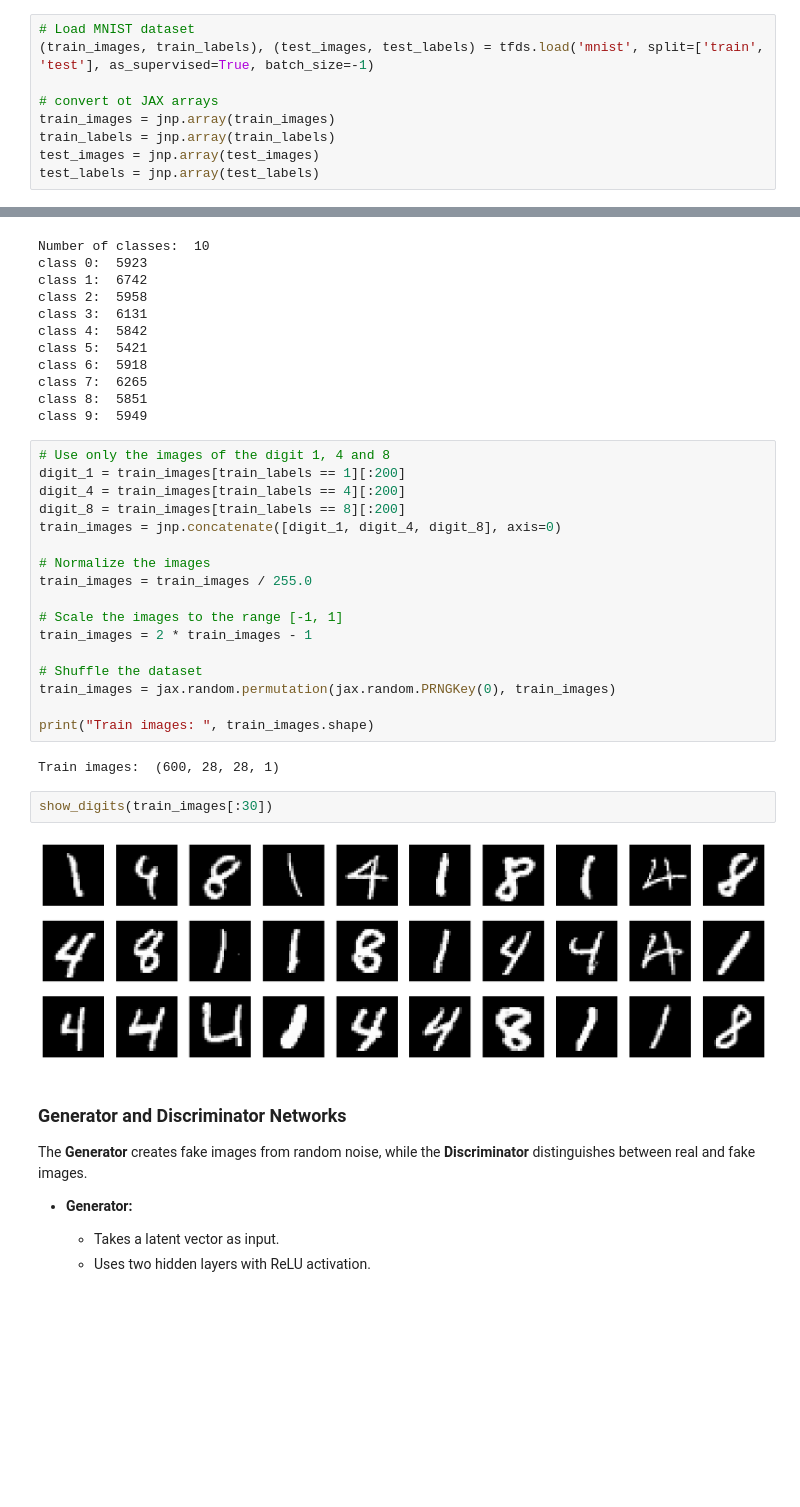
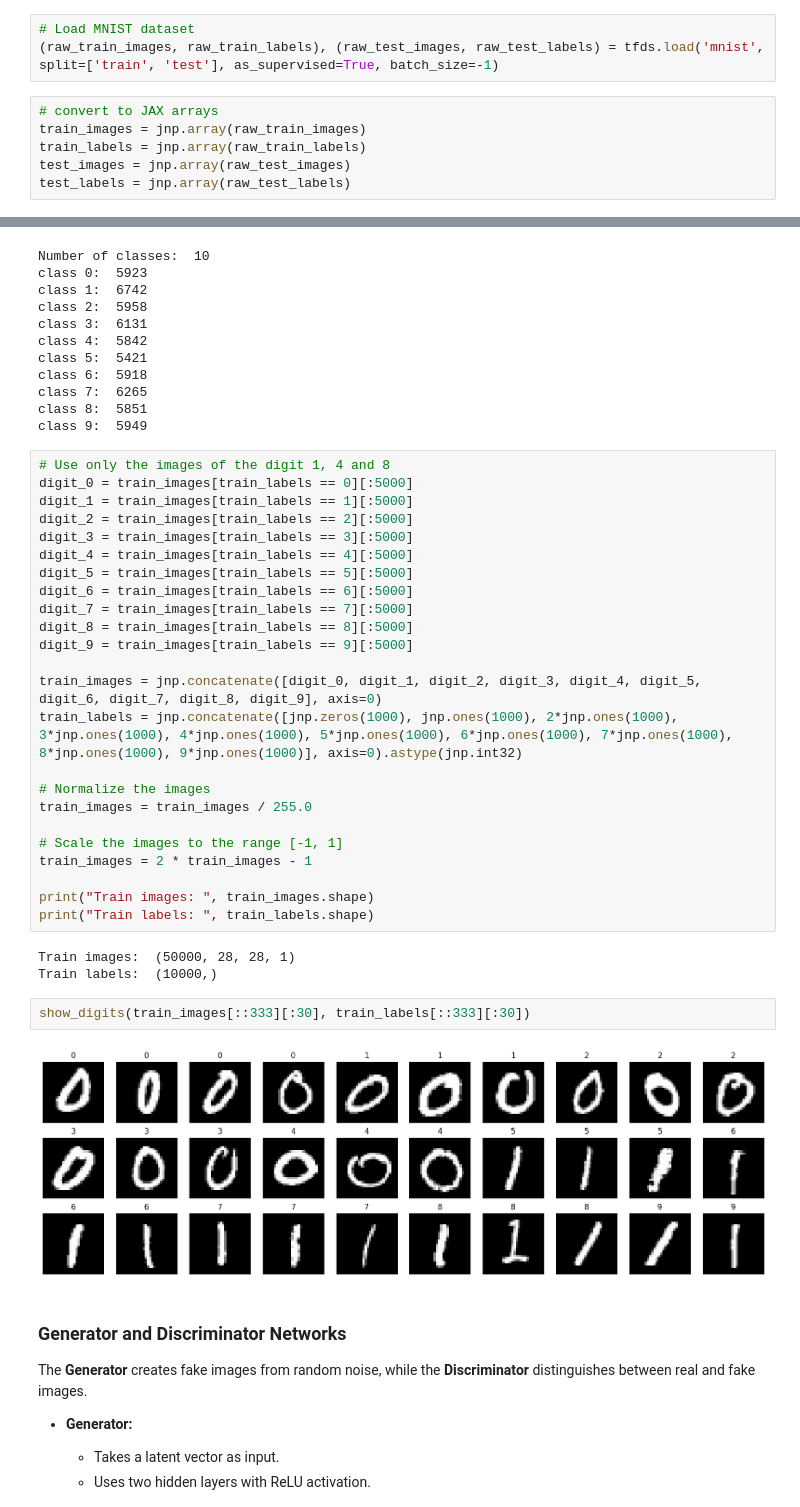
Before and after one commit to Lv1g1/GAN-NAML-Project, a Jupyter notebook: GAN.ipynb, the cells around one changed output, grey strips where cells are left out. Drawn from its saved outputs; the diff is of its cells as text; blank space fills up the shorter version.

```diff
--- a/GAN.ipynb
+++ b/GAN.ipynb
@@ -11,12 +13,12 @@ import matplotlib.pyplot as plt
+# %%
+# Load MNIST dataset
+(raw_train_images, raw_train_labels), (raw_test_images, raw_test_labels) = tfds.load('mnist', split=['train', 'test'], as_supervised=True, batch_size=-1)
 # %%
-# Load MNIST dataset
-(train_images, train_labels), (test_images, test_labels) = tfds.load('mnist', split=['train', 'test'], as_supervised=True, batch_size=-1)
-
-# convert ot JAX arrays
-train_images = jnp.array(train_images)
-train_labels = jnp.array(train_labels)
-test_images = jnp.array(test_images)
-test_labels = jnp.array(test_labels)
+# convert to JAX arrays
+train_images = jnp.array(raw_train_images)
+train_labels = jnp.array(raw_train_labels)
+test_images = jnp.array(raw_test_images)
+test_labels = jnp.array(raw_test_labels)
 # %%
 def show_digits(images, labels=None, n=30, rows=3, cols=10, figsize=(20, 6)):
     fig, axs = plt.subplots(ncols=cols, nrows=rows, figsize=figsize)
@@ -65,10 +67,19 @@ class 8:  5851
 class 9:  5949
 # %%
 # Use only the images of the digit 1, 4 and 8
-digit_1 = train_images[train_labels == 1][:200]
-digit_4 = train_images[train_labels == 4][:200]
-digit_8 = train_images[train_labels == 8][:200]
-train_images = jnp.concatenate([digit_1, digit_4, digit_8], axis=0)
+digit_0 = train_images[train_labels == 0][:5000]
+digit_1 = train_images[train_labels == 1][:5000]
+digit_2 = train_images[train_labels == 2][:5000]
+digit_3 = train_images[train_labels == 3][:5000]
+digit_4 = train_images[train_labels == 4][:5000]
+digit_5 = train_images[train_labels == 5][:5000]
+digit_6 = train_images[train_labels == 6][:5000]
+digit_7 = train_images[train_labels == 7][:5000]
+digit_8 = train_images[train_labels == 8][:5000]
+digit_9 = train_images[train_labels == 9][:5000]
+
+train_images = jnp.concatenate([digit_0, digit_1, digit_2, digit_3, digit_4, digit_5, digit_6, digit_7, digit_8, digit_9], axis=0)
+train_labels = jnp.concatenate([jnp.zeros(1000), jnp.ones(1000), 2*jnp.ones(1000), 3*jnp.ones(1000), 4*jnp.ones(1000), 5*jnp.ones(1000), 6*jnp.ones(1000), 7*jnp.ones(1000), 8*jnp.ones(1000), 9*jnp.ones(1000)], axis=0).astype(jnp.int32)
 
 # Normalize the images
 train_images = train_images / 255.0
@@ -76,16 +87,15 @@ train_images = train_images / 255.0
 # Scale the images to the range [-1, 1]
 train_images = 2 * train_images - 1
 
-# Shuffle the dataset
-train_images = jax.random.permutation(jax.random.PRNGKey(0), train_images)
-
 print("Train images: ", train_images.shape)
+print("Train labels: ", train_labels.shape)
 # %% [output]
-Train images:  (600, 28, 28, 1)
+Train images:  (50000, 28, 28, 1)
+Train labels:  (10000,)
 # %%
-show_digits(train_images[:30])
+show_digits(train_images[::333][:30], train_labels[::333][:30])
 # %% [output]
-[figure, old version]
+[figure, new version]
 # %% [markdown]
 ### Generator and Discriminator Networks
 
```
Also changed, not shown: parts of 23 cells of this notebook, 4 other files.
